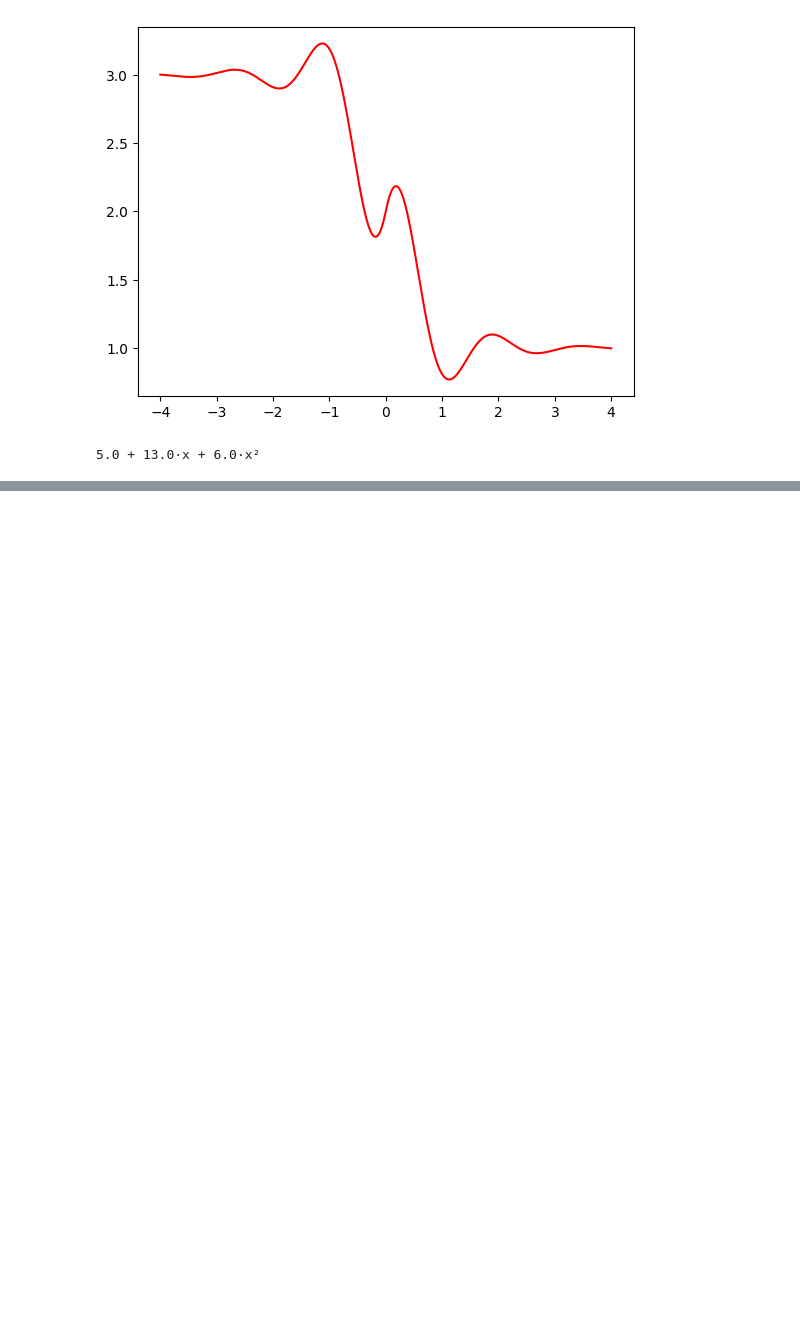
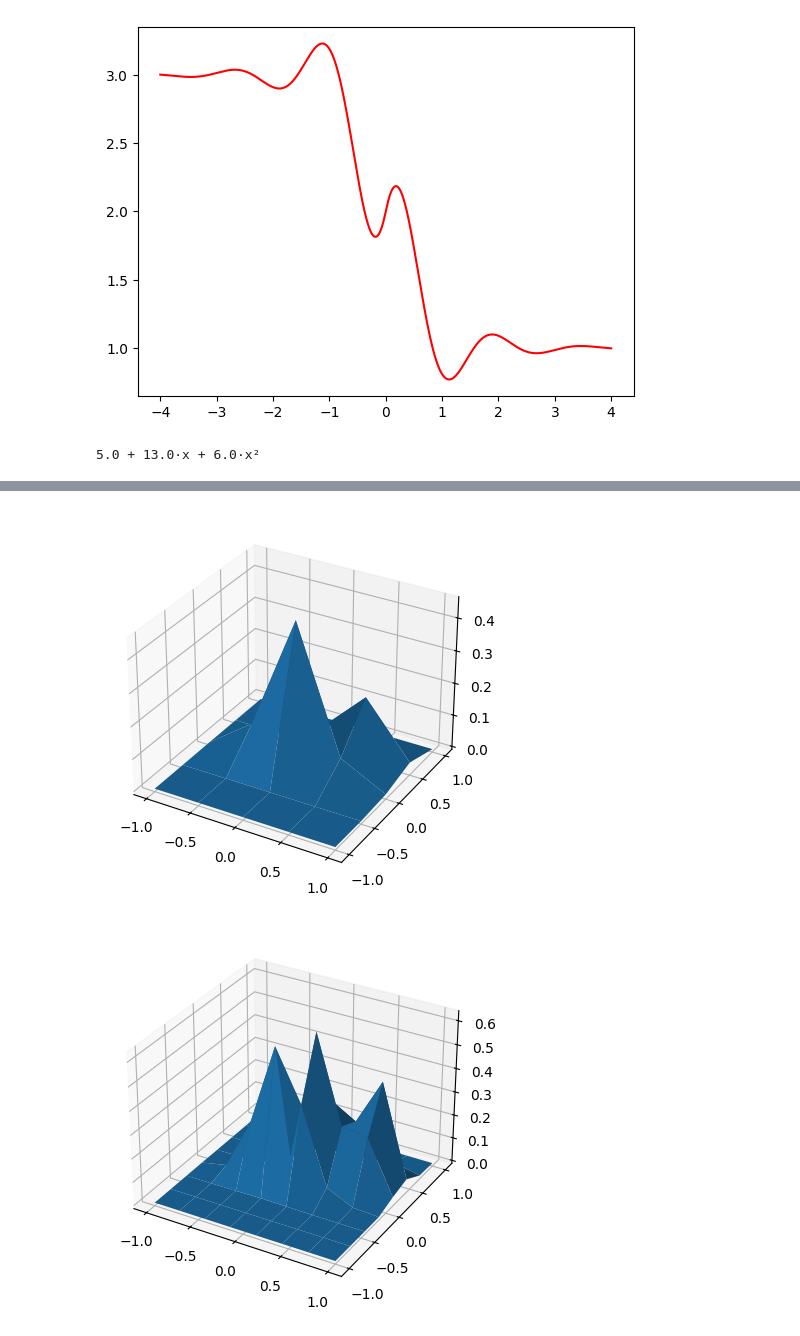
Before and after one commit to hilelmshalom/informe-interpolacion-MNyO-G6-TP1, a Jupyter notebook: ejercicio_1.ipynb, the cells around one changed output, grey strips where cells are left out. Cells and saved outputs as stored; diff of their text form; code cells hidden in the pictures; blank space fills up the shorter version.

```diff
--- a/ejercicio_1.ipynb
+++ b/ejercicio_1.ipynb
@@ -48,0 +80,15 @@ print(a*b)
+# %%
+# Grafico con puntos equiespaciados, probando primero con pocos y luego con muchos, cantidades entre 5 y 15 de 3 en 3
+
+for i in range(5, 15, 3):
+    x1 = np.linspace(-1, 1, i)
+    x2 = np.linspace(-1, 1, i)
+    X1, X2 = np.meshgrid(x1, x2)
+    Y = función_b(X1, X2)
+    fig = plt.figure()
+    ax = fig.add_subplot(111, projection='3d')
+    ax.plot_surface(X1, X2, Y)
+    plt.show()
+# %% [output]
+[figure, added]
+[figure, added]
```
Also changed, not shown: parts of 4 cells of this notebook.
